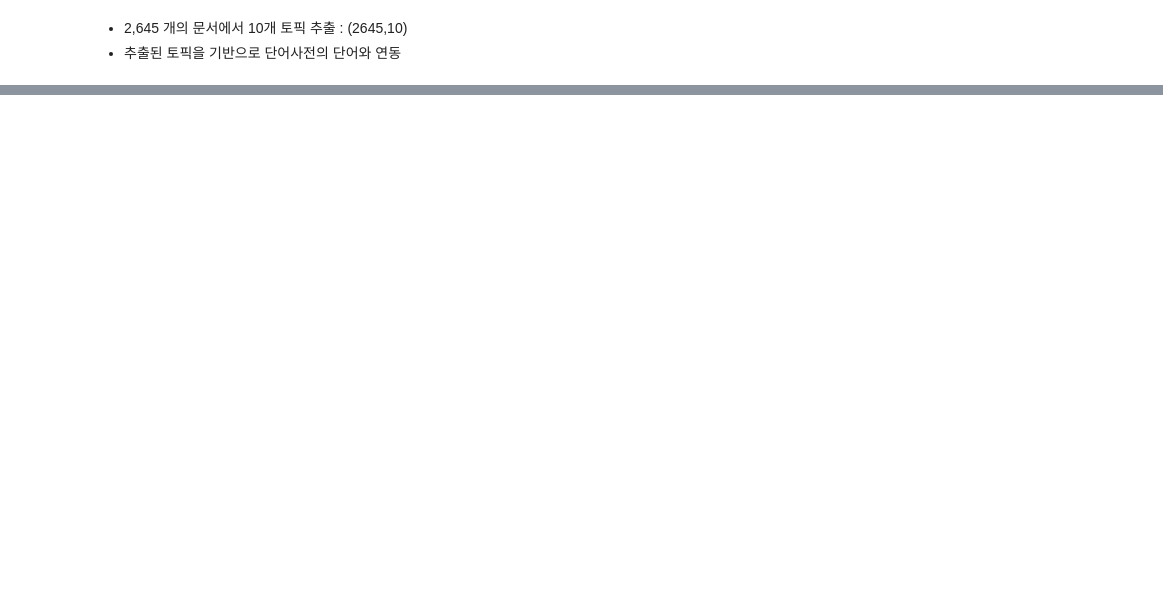
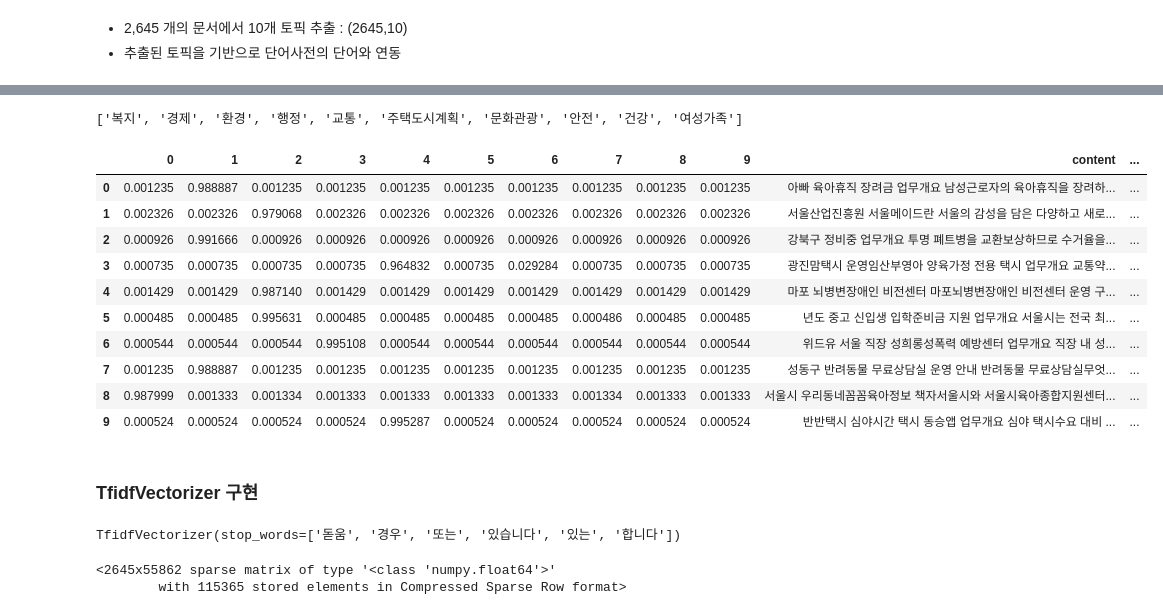
Before and after one commit to 2naayoon/prep, a Jupyter notebook: 텍스트마이닝/04. 토픽모델링-120 다산 콜.ipynb, the cells around one changed output, grey strips where cells are left out. Drawn from its saved outputs; the diff is of its cells as text; code cells hidden in the pictures; blank space fills up the shorter version.

```diff
--- a/텍스트마이닝/04. 토픽모델링-120 다산 콜.ipynb
+++ b/텍스트마이닝/04. 토픽모델링-120 다산 콜.ipynb
@@ -98,3 +120,6 @@ dtype: int64
 # %%
 # 학습 후 변경
+
+X = cvect.fit_transform(df['문서'])
+X
 # %% [output]
@@ -173,6 +190,12 @@ Name: count, dtype: int64
 # 모델 생성
 
 from sklearn.decomposition import LatentDirichletAllocation
+
+# n_components : 토픽의 수 지정
+LDAModel = LatentDirichletAllocation(n_components=10, random_state=42)
 # %%
 # 모델 학습
+
+W = LDAModel.fit_transform(X)
+W
 # %% [output]
@@ -235,0 +243,3 @@ array([[0.1       , 0.1       , 0.1       , ..., 0.1       , 0.1       ,
+# %%
+df_lda_w = pd.DataFrame(W)
+df_lda_w.head()
@@ -235,0 +264,33 @@ array([[0.1       , 0.1       , 0.1       , ..., 0.1       , 0.1       ,
+# %%
+df['분류'].unique().tolist()
+# %% [output]
+['복지', '경제', '환경', '행정', '교통', '주택도시계획', '문화관광', '안전', '건강', '여성가족']
+# %%
+df_lda_w['content'] = df['내용']
+df_lda_w['label'] = df['분류']
+df_lda_w.head(10).style.background_gradient(axis=1)
+# %% [output]
+|  | 0 | 1 | 2 | 3 | 4 | 5 | 6 | 7 | 8 | 9 | content | ... |
+| 0 | 0.001235 | 0.988887 | 0.001235 | 0.001235 | 0.001235 | 0.001235 | 0.001235 | 0.001235 | 0.001235 | 0.001235 | 아빠 육아휴직 장려금 업무개요 남성근로자의 육아휴직을 장려하... | ... |
+| 1 | 0.002326 | 0.002326 | 0.979068 | 0.002326 | 0.002326 | 0.002326 | 0.002326 | 0.002326 | 0.002326 | 0.002326 | 서울산업진흥원 서울메이드란 서울의 감성을 담은 다양하고 새로... | ... |
+| 2 | 0.000926 | 0.991666 | 0.000926 | 0.000926 | 0.000926 | 0.000926 | 0.000926 | 0.000926 | 0.000926 | 0.000926 | 강북구 정비중 업무개요 투명 폐트병을 교환보상하므로 수거율을... | ... |
+| 3 | 0.000735 | 0.000735 | 0.000735 | 0.000735 | 0.964832 | 0.000735 | 0.029284 | 0.000735 | 0.000735 | 0.000735 | 광진맘택시 운영임산부영아 양육가정 전용 택시 업무개요 교통약... | ... |
+| 4 | 0.001429 | 0.001429 | 0.987140 | 0.001429 | 0.001429 | 0.001429 | 0.001429 | 0.001429 | 0.001429 | 0.001429 | 마포 뇌병변장애인 비전센터 마포뇌병변장애인 비전센터 운영 구... | ... |
+| 5 | 0.000485 | 0.000485 | 0.995631 | 0.000485 | 0.000485 | 0.000485 | 0.000485 | 0.000486 | 0.000485 | 0.000485 | 년도 중고 신입생 입학준비금 지원 업무개요 서울시는 전국 최... | ... |
+| 6 | 0.000544 | 0.000544 | 0.000544 | 0.995108 | 0.000544 | 0.000544 | 0.000544 | 0.000544 | 0.000544 | 0.000544 | 위드유 서울 직장 성희롱성폭력 예방센터 업무개요 직장 내 성... | ... |
+| 7 | 0.001235 | 0.988887 | 0.001235 | 0.001235 | 0.001235 | 0.001235 | 0.001235 | 0.001235 | 0.001235 | 0.001235 | 성동구 반려동물 무료상담실 운영 안내 반려동물 무료상담실무엇... | ... |
+| 8 | 0.987999 | 0.001333 | 0.001334 | 0.001333 | 0.001333 | 0.001333 | 0.001333 | 0.001334 | 0.001333 | 0.001333 | 서울시 우리동네꼼꼼육아정보 책자서울시와 서울시육아종합지원센터... | ... |
+| 9 | 0.000524 | 0.000524 | 0.000524 | 0.000524 | 0.995287 | 0.000524 | 0.000524 | 0.000524 | 0.000524 | 0.000524 | 반반택시 심야시간 택시 동승앱 업무개요 심야 택시수요 대비 ... | ... |
+# %% [markdown]
+### TfidfVectorizer 구현
+# %%
+tfidfvect = TfidfVectorizer(stop_words=["돋움","경우","또는","있습니다","있는","합니다"])
+tfidfvect
+# %% [output]
+TfidfVectorizer(stop_words=['돋움', '경우', '또는', '있습니다', '있는', '합니다'])
+# %%
+dtm = tfidfvect.fit_transform(df['내용'])
+dtm
+# %% [output]
+<2645x55862 sparse matrix of type '<class 'numpy.float64'>'
+        with 115365 stored elements in Compressed Sparse Row format>
```
Also changed, not shown: parts of 40 cells of this notebook, 3 other files.
